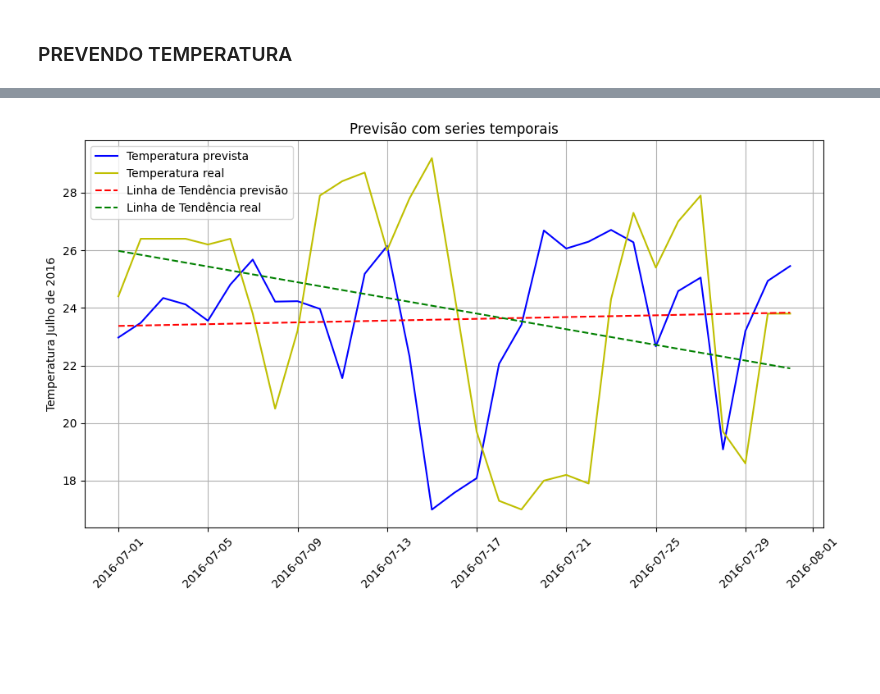
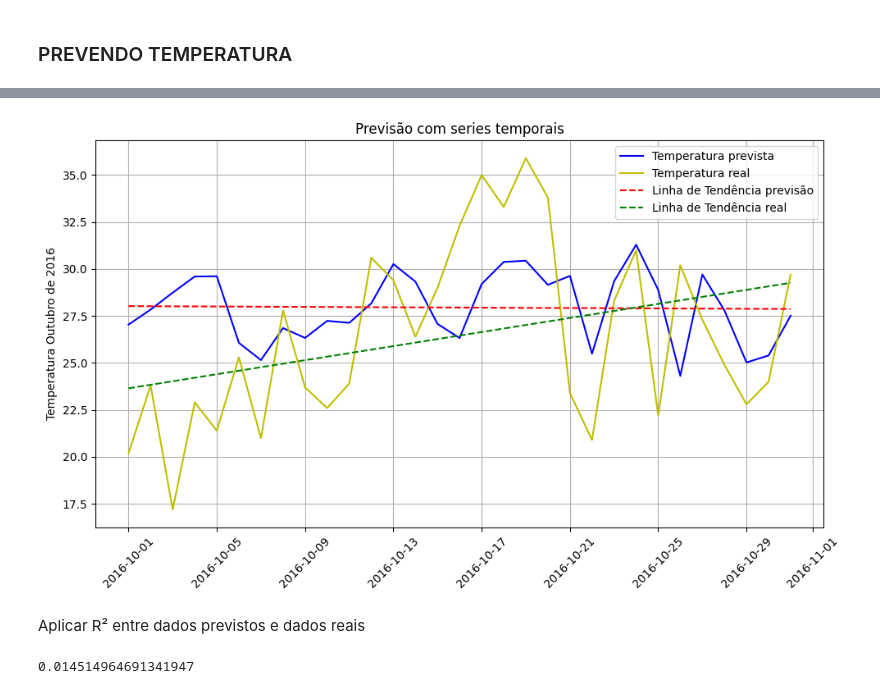
Before and after one commit to gussfer/A3-series-temporais, a Jupyter notebook: files/arima_series_temporais.ipynb, the cells around one changed output, grey strips where cells are left out. Cells and saved outputs as stored; diff of their text form; code cells hidden in the pictures; blank space fills up the shorter version.

```diff
--- a/files/arima_series_temporais.ipynb
+++ b/files/arima_series_temporais.ipynb
@@ -97,9 +104,6 @@ memory usage: 1.7+ MB
 # %%
-## Determinamos que seriam utilizadas series temporaris de 2010 a 2015.
-# Como resultado final, esperamos criar um modelo capaz de prever temperaturas máxima, média e mínima para 2016.
-
-# Criando dataframe com mês e anos alvo
-df = dados[(dados['Data_Medicao'].dt.month == 7) & (dados['Data_Medicao'].dt.year >= 2010 ) & (dados['Data_Medicao'].dt.year <= 2015)]
+# Filtrando as linhas correspondentes ao mês alvo
+df = dados[(dados['Data_Medicao'].dt.month == 10) & (dados['Data_Medicao'].dt.year >= 2000 ) & (dados['Data_Medicao'].dt.year <= 2015)]
 df.tail()
 # %% [output]
 |  | Data Medicao | PRECIPITACAO TOTAL, DIARIO(mm) | TEMPERATURA MAXIMA, DIARIA(°C) | TEMPERATURA MEDIA COMPENSADA, DIA... | TEMPERATURA MINIMA, DIARIA(°C) | ... |
@@ -233,9 +216,9 @@ pacf = plot_pacf(df['TEMP_MAX'], lags = 20)
 # %%
-# treinando modelo ARMA
+# treinando modelo ARIMA
 import statsmodels.api as sm
 from statsmodels.stats.diagnostic import acorr_ljungbox
 # Modelo Arima
-model = sm.tsa.arima.ARIMA(df['TEMP_MAX'], order=(2,0,4))
+model = sm.tsa.arima.ARIMA(df['TEMP_MAX'], order=(2,0,1))
 
 results_AR = model.fit() #ajustando o modelo
 # %%
@@ -295,6 +279,6 @@ Name: predicted_mean, dtype: float64
 # %%
 # Criando a coluna "data" com valores a partir de "01/07/2016"
 df_max = df_max.iloc[:31] # retornando os primeiros 31 resultados do predict()
-df_max['data'] = pd.date_range(start='2016-07-01', periods=31, freq='D')
+df_max['data'] = pd.date_range(start='2016-10-01', periods=31, freq='D')
 df_max.head()
 # %% [output]
@@ -307,6 +296,6 @@ df_max.head()
 # %%
 # Filtrando as linhas correspondentes ao mês de julho e ano de 2016 do dataset original
-df_max_2 = dados.loc[(dados['Data_Medicao'].dt.month == 7) & (dados['Data_Medicao'].dt.year == 2016), ['Data_Medicao', 'TEMP_MAX']]
+df_max_2 = dados.loc[(dados['Data_Medicao'].dt.month == 10) & (dados['Data_Medicao'].dt.year == 2016), ['Data_Medicao', 'TEMP_MAX']]
 df_max_2.head()
 # %% [output]
 |  | Data_Medicao | TEMP_MAX |
@@ -358,32 +347,46 @@ trend_line_02 = np.poly1d(coefficientes)
 
 # Plotar a série temporal previsão
 plt.plot(df_max['data'], df_max['predicted_mean'], label='Temperatura prevista', color='b')
 
 # Plotar a série temporal real
 plt.plot(df_max_2['Data_Medicao'], df_max_2['TEMP_MAX'], label='Temperatura real', color='y')
 
 # Plotar a linha de tendência previsão
 plt.plot(df_max['data'], trend_line(x), label='Linha de Tendência previsão', color='r', linestyle='--')
 
 # Plotar a linha de tendência real
 plt.plot(df_max_2['Data_Medicao'], trend_line_02(a), label='Linha de Tendência real', color='g', linestyle='--')
 
 
 # Configurar rótulos e título
-plt.ylabel('Temperatura Julho de 2016')
+plt.ylabel('Temperatura Outubro de 2016')
 plt.title('Previsão com series temporais')
 
 
 
 # Mostrar a legenda
 plt.legend()
 
 # Rotacionar os rótulos do eixo x para melhor legibilidade
 plt.xticks(rotation=45)
 
 # Exibir o gráfico
 plt.grid(True)
 plt.tight_layout()
 plt.show()
 # %% [output]
-[figure, old version]
+[figure, new version]
+# %% [markdown]
+Aplicar R² entre dados previstos e dados reais
+# %%
+# analisando os dados reais e previsão com o r-quadrado
+from sklearn.metrics import r2_score
+
+temp_prev = results_AR.predict()
+temp_real = dados.TEMP_MAX[(dados['Data_Medicao'].dt.month == 10) & (dados['Data_Medicao'].dt.year == 2016)]
+temp_prev = temp_prev[:len(temp_real)]
+r_2 = r2_score(temp_real, temp_prev)
+
+print(r_2)
+# %% [output]
+0.014514964691341947
```
Also changed, not shown: parts of 30 cells of this notebook.
